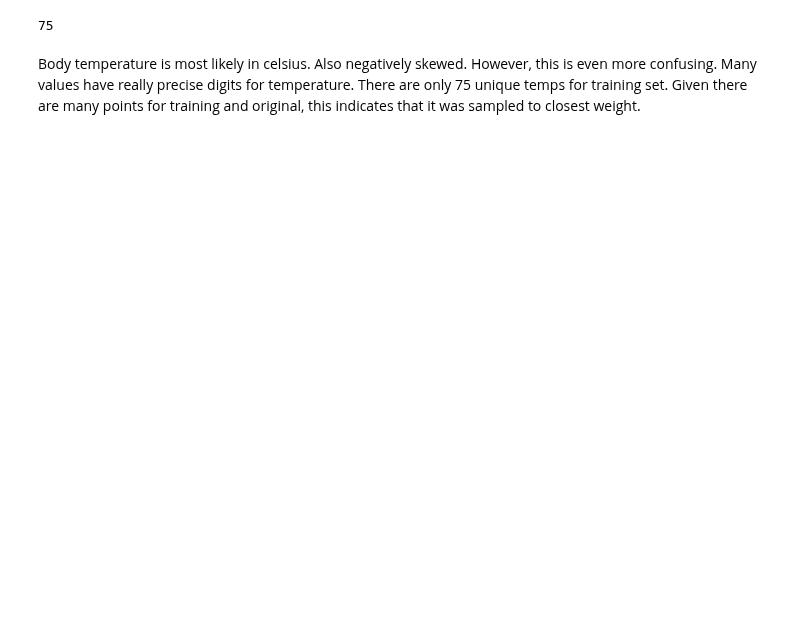
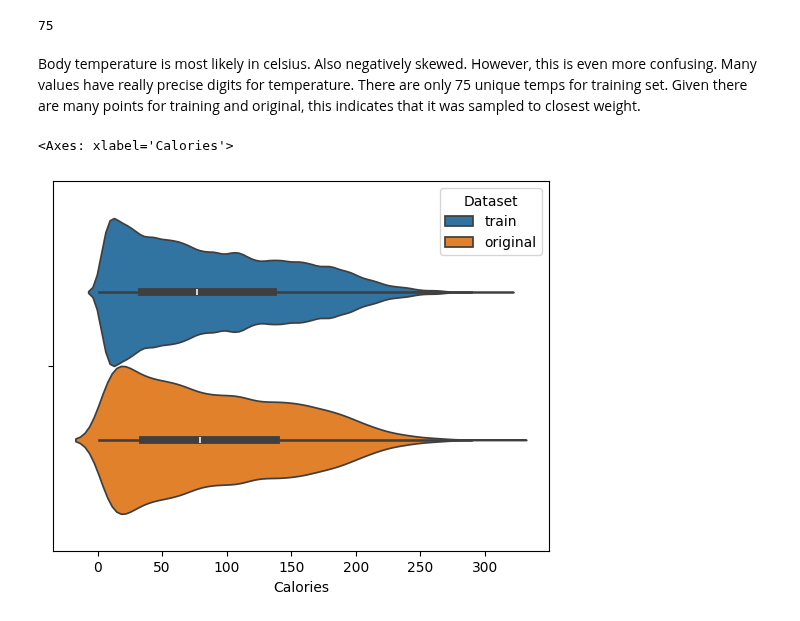
Before and after one commit to LoneCoder21/Kaggle-Notebooks, a Jupyter notebook: Regression/Calorie Expenditure/eda.ipynb, the cells around one changed output. Cells and saved outputs as stored; diff of their text form; code cells hidden in the pictures; blank space fills up the shorter version.

```diff
--- a/Regression/Calorie Expenditure/eda.ipynb
+++ b/Regression/Calorie Expenditure/eda.ipynb
@@ -113,6 +113,7 @@ Data columns (total 10 columns):
 dtypes: float64(6), int64(2), object(2)
 memory usage: 1.1+ MB
 # %%
+to_df = pd.concat([train, original])
 df = pd.concat([train, test, original])
 df
 # %% [output]
@@ -278,3 +279,8 @@ train["Body_Temp"].unique().shape[0]
 75
 # %% [markdown]
 Body temperature is most likely in celsius. Also negatively skewed. However, this is even more confusing. Many values have really precise digits for temperature. There are only 75 unique temps for training set. Given there are many points for training and original, this indicates that it was sampled to closest weight.
+# %%
+sns.violinplot(to_df, x="Calories", hue="Dataset")
+# %% [output]
+<Axes: xlabel='Calories'>
+[figure, added]
```
Also changed, not shown: parts of 3 cells of this notebook.
